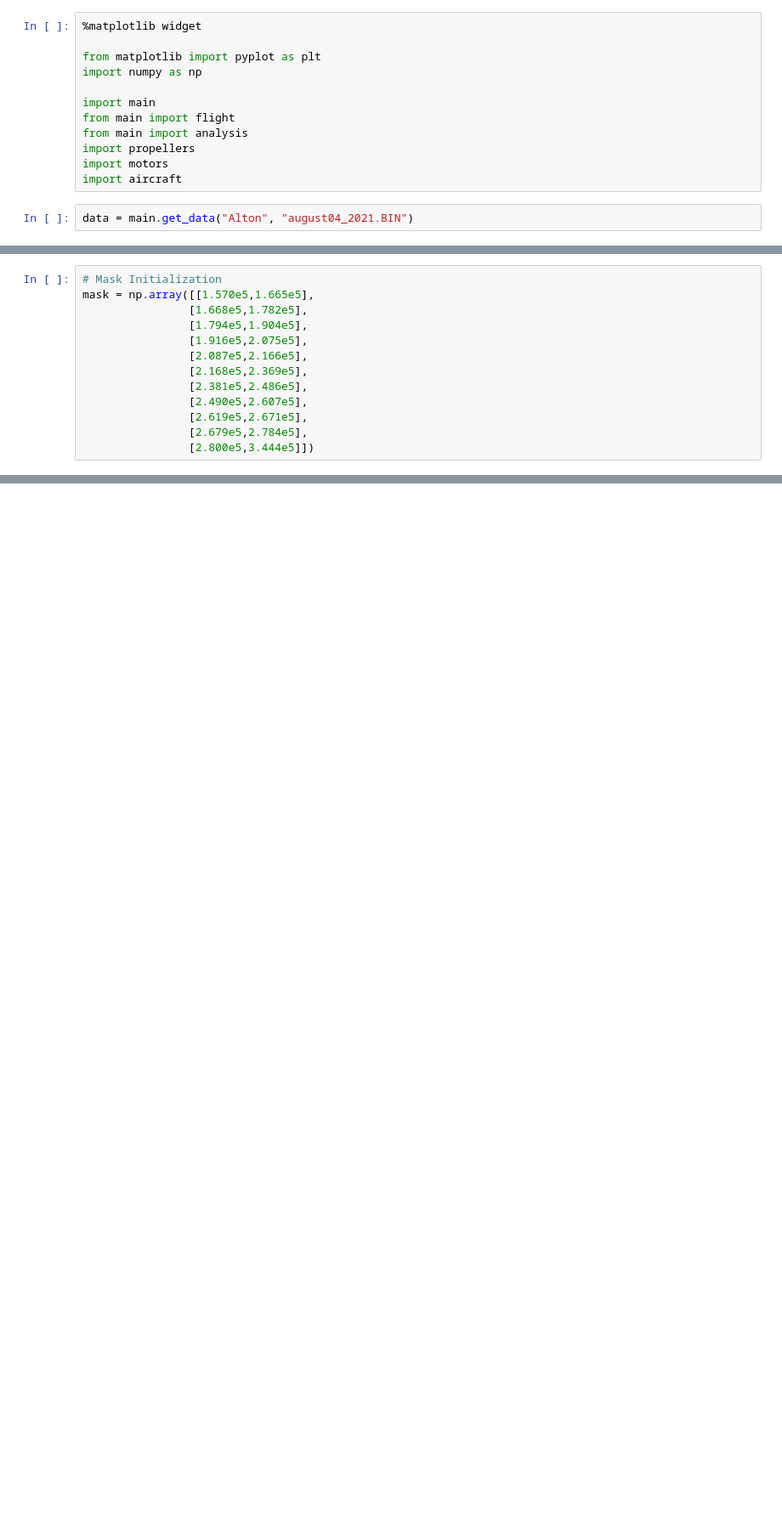
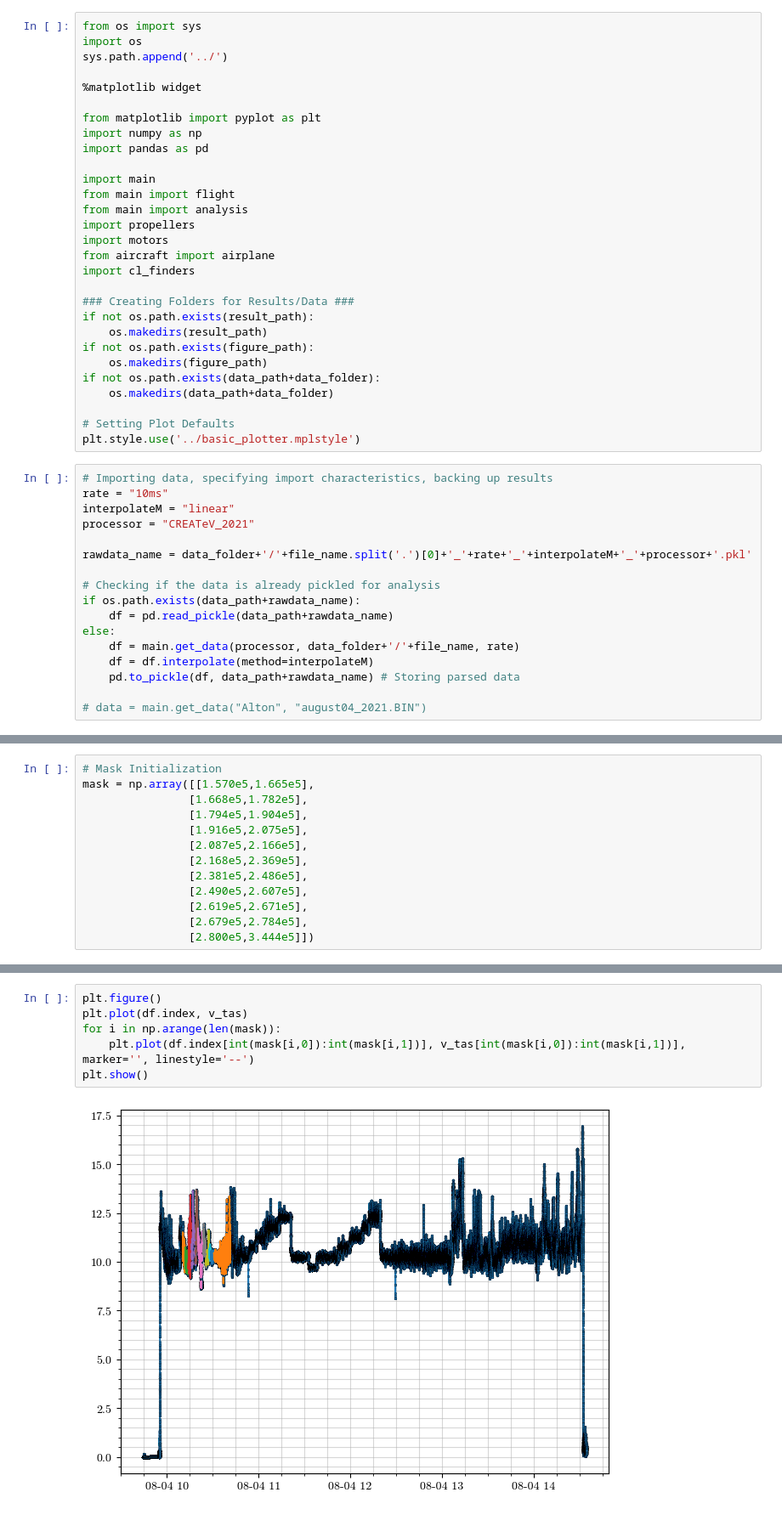
Before and after one commit to wkemp-edu/ArduPilot_AnalysisSuite, a Jupyter notebook: Investigations/August8thAnalysis.ipynb, the cells around one changed output, grey strips where cells are left out. Shown at 85% size. Drawn from its saved outputs; the diff is of its cells as text; blank space fills up the shorter version.

Commit message:
Standardized result format, re-writing old notebooks to get results to compare

```diff
--- a/Investigations/August8thAnalysis.ipynb
+++ b/Investigations/August8thAnalysis.ipynb
@@ -9,14 +20,46 @@ Goal:
 # %%
+from os import sys
+import os
+sys.path.append('../')
+
 %matplotlib widget
 
 from matplotlib import pyplot as plt
 import numpy as np
+import pandas as pd
 
 import main
 from main import flight
 from main import analysis
 import propellers
 import motors
-import aircraft
+from aircraft import airplane
+import cl_finders
+
+### Creating Folders for Results/Data ###
+if not os.path.exists(result_path):
+    os.makedirs(result_path)
+if not os.path.exists(figure_path):
+    os.makedirs(figure_path)
+if not os.path.exists(data_path+data_folder):
+    os.makedirs(data_path+data_folder)
+
+# Setting Plot Defaults
+plt.style.use('../basic_plotter.mplstyle')
 # %%
-data = main.get_data("Alton", "august04_2021.BIN")
+# Importing data, specifying import characteristics, backing up results
+rate = "10ms"
+interpolateM = "linear"
+processor = "CREATeV_2021"
+
+rawdata_name = data_folder+'/'+file_name.split('.')[0]+'_'+rate+'_'+interpolateM+'_'+processor+'.pkl'
+
+# Checking if the data is already pickled for analysis
+if os.path.exists(data_path+rawdata_name):
+    df = pd.read_pickle(data_path+rawdata_name)
+else:
+    df = main.get_data(processor, data_folder+'/'+file_name, rate)
+    df = df.interpolate(method=interpolateM)
+    pd.to_pickle(df, data_path+rawdata_name) # Storing parsed data
+
+# data = main.get_data("Alton", "august04_2021.BIN")
@@ -155,0 +120,8 @@ plt.show()
+# %%
+plt.figure()
+plt.plot(df.index, v_tas)
+for i in np.arange(len(mask)):
+    plt.plot(df.index[int(mask[i,0]):int(mask[i,1])], v_tas[int(mask[i,0]):int(mask[i,1])], marker='', linestyle='--')
+plt.show()
+# %% [output]
+[figure, added]
```
Also changed, not shown: parts of 10 cells of this notebook, 8 other files.
